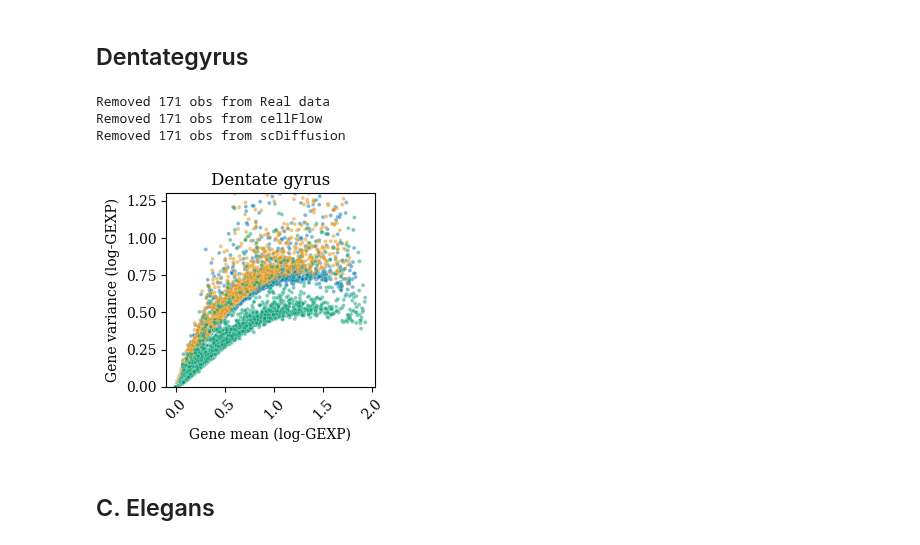
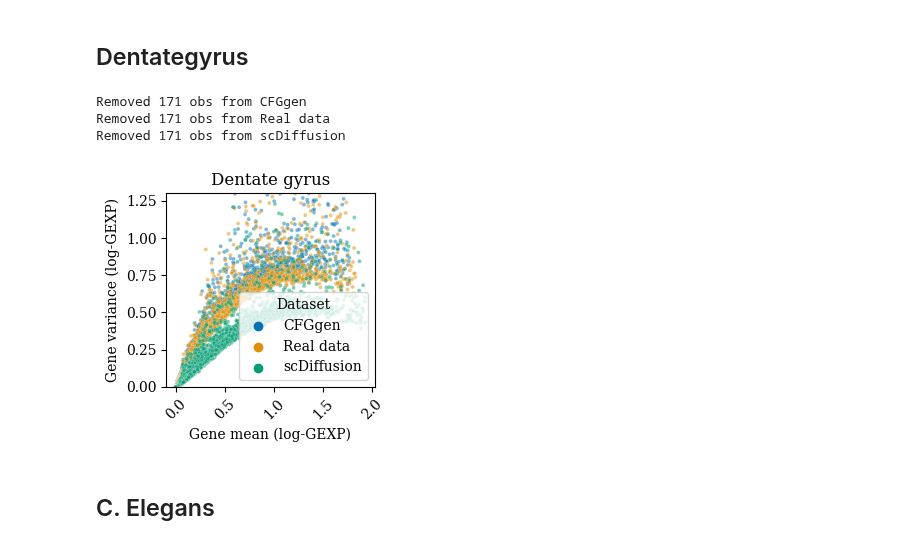
Before and after one commit to theislab/CFGen, a Jupyter notebook: notebooks/experiments/paper/RNA_seq_generation/mea_vs_var.ipynb, the cells around one changed output. Drawn from its saved outputs; the diff is of its cells as text; code cells hidden in the pictures.

Commit message:
Plot changes

```diff
--- a/notebooks/experiments/paper/RNA_seq_generation/mea_vs_var.ipynb
+++ b/notebooks/experiments/paper/RNA_seq_generation/mea_vs_var.ipynb
@@ -90,7 +90,7 @@ def plot_log_mean_vs_log_variance(real_adata, generated_adatas_dict, dataset, fo
     # Plot with seaborn
     # pl = sns.lmplot(data=df, x='Mean', y='Variance', hue='Dataset', palette='colorblind', order=2,
     #                scatter=True, height=2.5, legend=True, line_kws= {"linewidth": 3}, scatter_kws={"s": 20, "alpha": 0.01})
-    pl = sns.scatterplot(data=df, x='Mean', y='Variance', hue='Dataset', palette='colorblind', s=8, alpha=0.5, legend=False)
+    pl = sns.scatterplot(data=df, x='Mean', y='Variance', hue='Dataset', palette='colorblind', s=8, alpha=0.5, legend=True)
 
     if ylim:
         plt.ylim(ylim[0], ylim[1])
@@ -117,15 +117,15 @@ adata_scDiff_dent = sc.read_h5ad("/home/icb/alessandro.palma/environment/celldre
 adata_real_dent = sc.read_h5ad("/home/icb/alessandro.palma/environment/celldreamer/project_folder/datasets/processed_full_genome/dentategyrus/dentategyrus_test.h5ad")
 # %%
 plot_log_mean_vs_log_variance(adata_real_dent,
-                              {"cellFlow": adata_celldreamer_dent, "scDiffusion": adata_scDiff_dent}, "Dentate gyrus",
+                              {"CFGgen": adata_celldreamer_dent, "scDiffusion": adata_scDiff_dent}, "Dentate gyrus",
                               folder=folder,
                               xlim=None, ylim=(0,1.3), quantile=(0,0.99)
                              )
 # %% [output]
+Removed 171 obs from CFGgen
 Removed 171 obs from Real data
-Removed 171 obs from cellFlow
 Removed 171 obs from scDiffusion
-[figure, old version]
+[figure, new version]
 # %% [markdown]
 ## C. Elegans
 # %%
```
Also changed, not shown: 14 other files.
